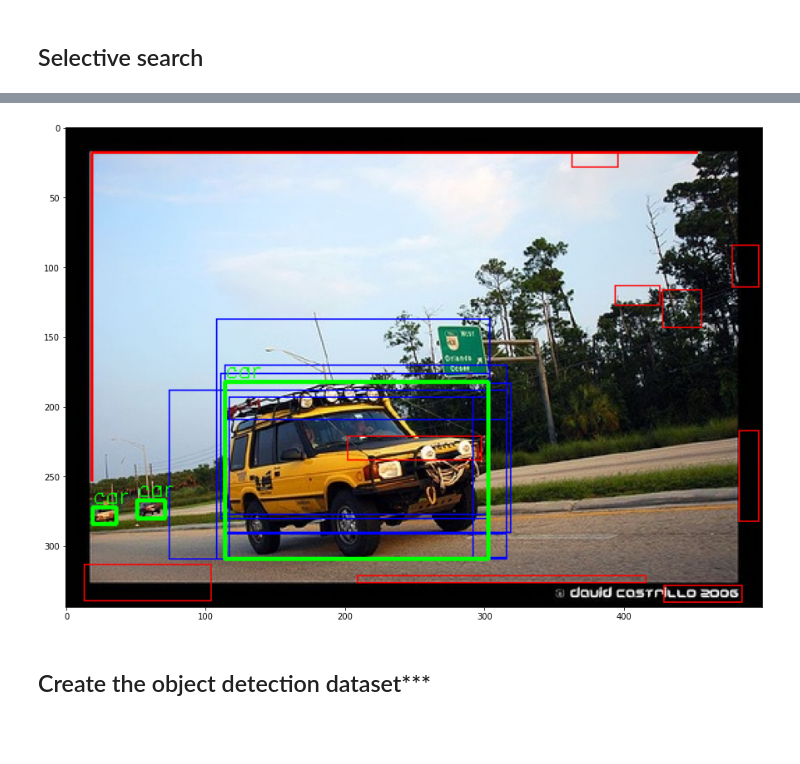
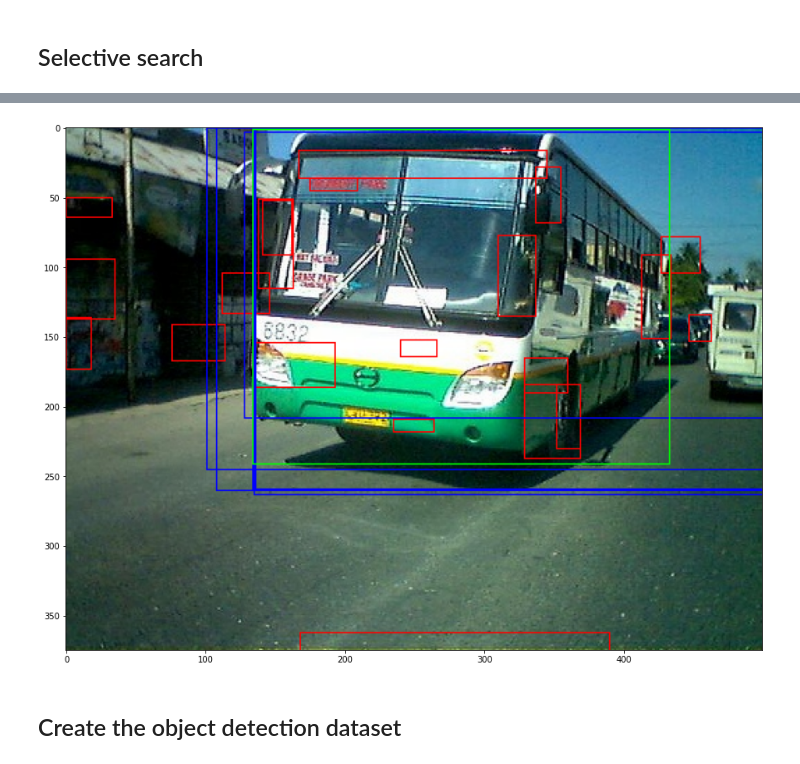
Before and after one commit to dksifoua/Computer-Vision, a Jupyter notebook: 1 - R-CNN.ipynb, the cells around one changed output, grey strips where cells are left out. Cells and saved outputs as stored; diff of their text form; code cells hidden in the pictures; blank space fills up the shorter version.

```diff
--- a/1 - R-CNN.ipynb
+++ b/1 - R-CNN.ipynb
@@ -81,0 +124,10 @@ Number of objects: 20
+# %%
+image_fns = {name: [] for name in LABELS}
+
+for filename in train_val_annotations.keys():
+    for name in LABELS:
+        for annotation in train_val_annotations[filename]:
+            if annotation['name'] == name:
+                image_fns[name].append(filename)
+n_images = [*map(lambda x: (x[0], len([*set(x[1])])), image_fns.items())]
+sorted(n_images, key=lambda x: x[1]) # We chose to detect only bus
@@ -82,3 +155,9 @@ Number of objects: 20
+# %%
+OBJECT_NAME = 'bus'
+TRAIN_VAL_IMAGE_FILENAMES = [
+    filename for filename in train_val_annotations if OBJECT_NAME in [*map(lambda annotation: annotation['name'], train_val_annotations[filename])]
+]
+assert len(TRAIN_VAL_IMAGE_FILENAMES) == 197
 # %% [markdown]
 ## Intersection over union
 # %%
@@ -108,7 +187,7 @@ def compute_intersection_over_union(bndbox1, bndbox2):
 MIN_ROI_IOU = 0.7
 MAX_IOU = 0.05
 
-image_fn = np.random.choice(os.listdir(TRAIN_VAL_IMAGE_DIR))
+image_fn = np.random.choice(TRAIN_VAL_IMAGE_FILENAMES)
 image = cv2.imread(os.path.join(TRAIN_VAL_IMAGE_DIR, image_fn))
 image = cv2.cvtColor(image, cv2.COLOR_BGR2RGB)
 
@@ -131,15 +210,16 @@ for bndbox in bndboxes:
     is_not_roi = False
     for annotation in annotations:
         name = annotation['name']
+        if name != OBJECT_NAME: continue
         xmin, ymin = annotation['xmin'], annotation['ymin']
         xmax, ymax = annotation['xmax'], annotation['ymax']
         cv2.putText(image, name, (xmin, ymin - 3), cv2.FONT_HERSHEY_SIMPLEX, 0.5, (0, 255, 0), 1)
-        cv2.rectangle(image, (xmin, ymin), (xmax, ymax), (0, 255, 0), 2)
+        cv2.rectangle(image, (xmin, ymin), (xmax, ymax), (0, 255, 0), 1)
         iou = compute_intersection_over_union(bndbox, (xmin, ymin, xmax, ymax))
         is_not_roi = True if iou < MAX_IOU else False
         if iou > MIN_ROI_IOU:
             cv2.rectangle(image, (prop_xmin, prop_ymin), (prop_xmax, prop_ymax), (0, 0, 255), 1)
-    if is_not_roi and count_non_roi <= 10:
+    if is_not_roi and count_non_roi <= 20:
         cv2.rectangle(image, (prop_xmin, prop_ymin), (prop_xmax, prop_ymax), (255, 0, 0), 1)
         count_non_roi += 1
 plt.imshow(image)
@@ -149,3 +229,3 @@ Wall time: 2.65 s
-[figure, old version]
+[figure, new version]
 # %% [markdown]
-## Create the object detection dataset***
+## Create the object detection dataset
```
Also changed, not shown: parts of 28 cells of this notebook.
